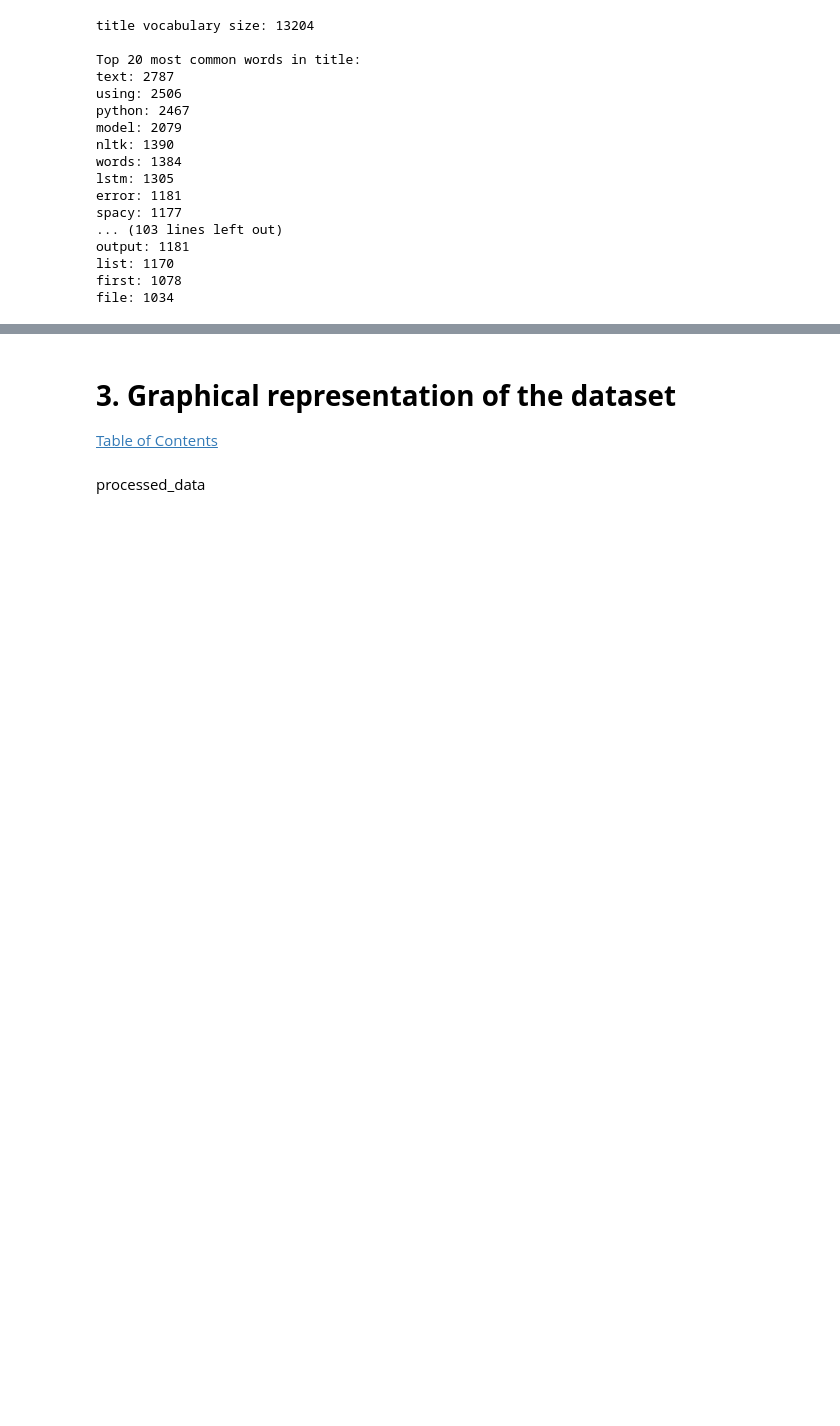
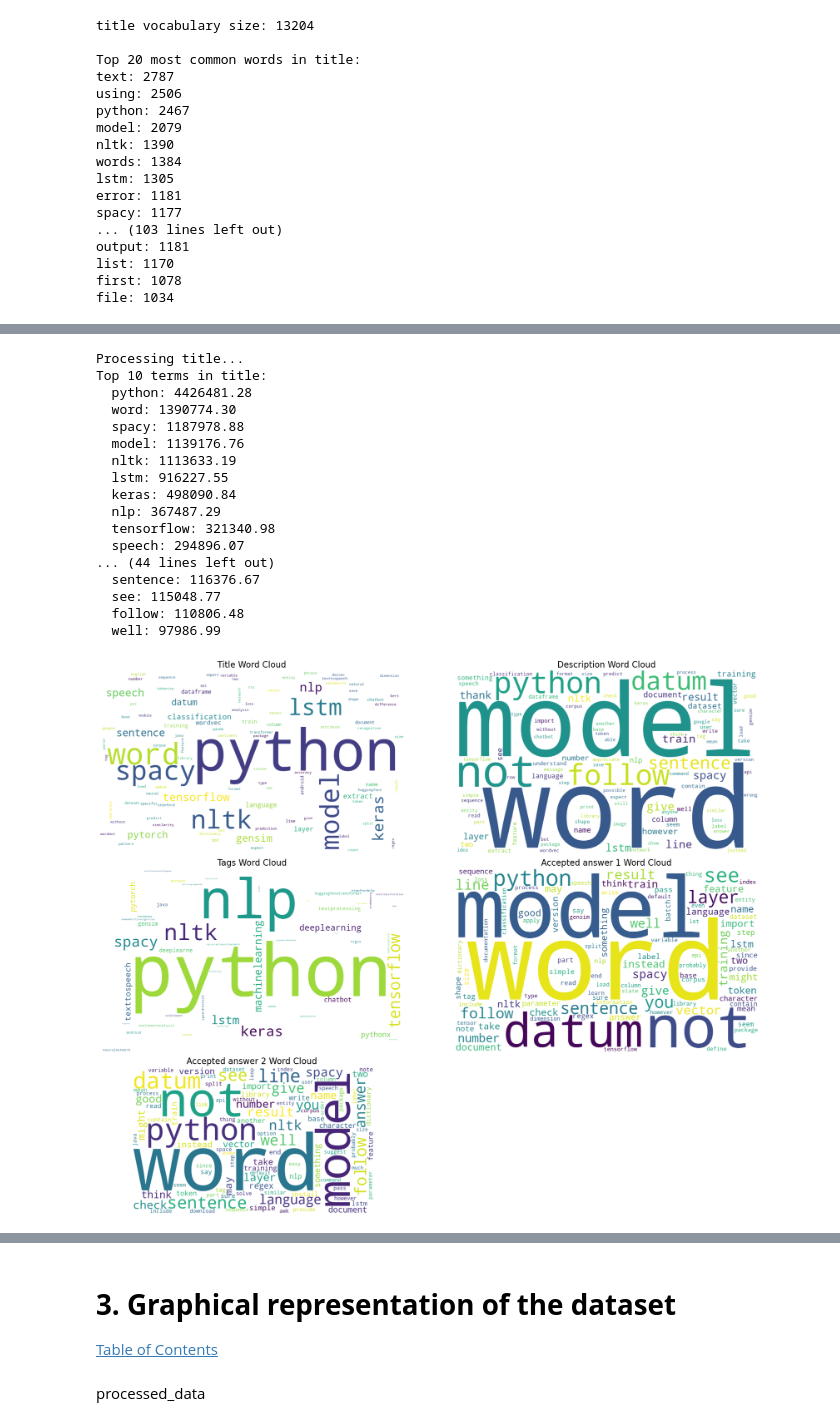
Before and after one commit to KendrickLamawr/ANLP-A2, a Jupyter notebook: Step2_Preprocessing.ipynb, the cells around one changed output, grey strips where cells are left out. Saved outputs shown, nothing was run; the diff lists cells and outputs as text; code cells hidden in the pictures; blank space fills up the shorter version.

Commit message:
calculate and plot wordcloud

```diff
--- a/Step2_Preprocessing.ipynb
+++ b/Step2_Preprocessing.ipynb
@@ -806,0 +911,14 @@ These frequency distributions show that this is a rich dataset for NLP tasks, bu
+# %%
+# process tokens with lemmatization and stopword removal
+def process_tokens(token_str):
+    """Process tokens: extract, lemmatize, remove stopwords"""
+    # Extract tokens from dataset(pd.DataFrame)
+    tokens = extracting_tokens(token_str)
+
+    # Apply lemmatization first
+    lemmas = lemmatize_with_spacy(tokens)
+
+    # Remove stopwords and short words after lemmatization
+    filtered = [lemma for lemma in lemmas if lemma.lower() not in technical_stopwords and len(lemma) > 2]
+    # print(token_str,tokens, lemmas, filtered)
+    return filtered
@@ -806,0 +1044,61 @@ These frequency distributions show that this is a rich dataset for NLP tasks, bu
+# %%
+columns = ['title', 'description', 'tags', 'accepted answer 1', 'accepted answer 2']
+
+results = {}
+for column in columns:
+    print(f"Processing {column}...")
+    wordcloud, top_terms = process_column(processed_data, column)
+    if wordcloud:
+        results[column] = {'wordcloud': wordcloud, 'top_terms': top_terms}
+        print(f"Top 10 terms in {column}:")
+        for term, score in top_terms[:10]:
+            print(f"  {term}: {score:.2f}")
+
+
+plt.figure(figsize=(20, 15))
+gs = gridspec.GridSpec(3, 2, height_ratios=[1, 1, 0.8])
+
+for i, column in enumerate(columns):
+    if column in results:
+        plt.subplot(gs[i])
+        plt.imshow(results[column]['wordcloud'], interpolation='bilinear')
+        plt.axis('off')
+        plt.title(f'{column.capitalize()} Word Cloud', fontsize=16)
+
+plt.tight_layout()
+plt.savefig('nlp_dataset_wordclouds.png', dpi=300)
+plt.show()
+
+
+for column, data in results.items():
+    plt.figure(figsize=(12, 8))
+    plt.imshow(data['wordcloud'], interpolation='bilinear')
+    plt.axis('off')
+    plt.title(f'{column.capitalize()} Word Cloud', fontsize=18)
+    plt.tight_layout()
+    plt.savefig(f'{column.replace(" ", "_")}_wordcloud.png', dpi=300)
+
+    # Save top terms to text file
+    with open(f'{column.replace(" ", "_")}_top_terms.txt', 'w') as f:
+        f.write(f"Top terms in {column}:\n")
+        for term, score in data['top_terms']:
+            f.write(f"{term}: {score:.2f}\n")
+# %% [output]
+Processing title...
+Top 10 terms in title:
+  python: 4426481.28
+  word: 1390774.30
+  spacy: 1187978.88
+  model: 1139176.76
+  nltk: 1113633.19
+  lstm: 916227.55
+  keras: 498090.84
+  nlp: 367487.29
+  tensorflow: 321340.98
+  speech: 294896.07
+... (44 lines left out)
+  sentence: 116376.67
+  see: 115048.77
+  follow: 110806.48
+  well: 97986.99
+[figure, added]
```
Also changed, not shown: parts of 11 cells of this notebook, 11 other files.
